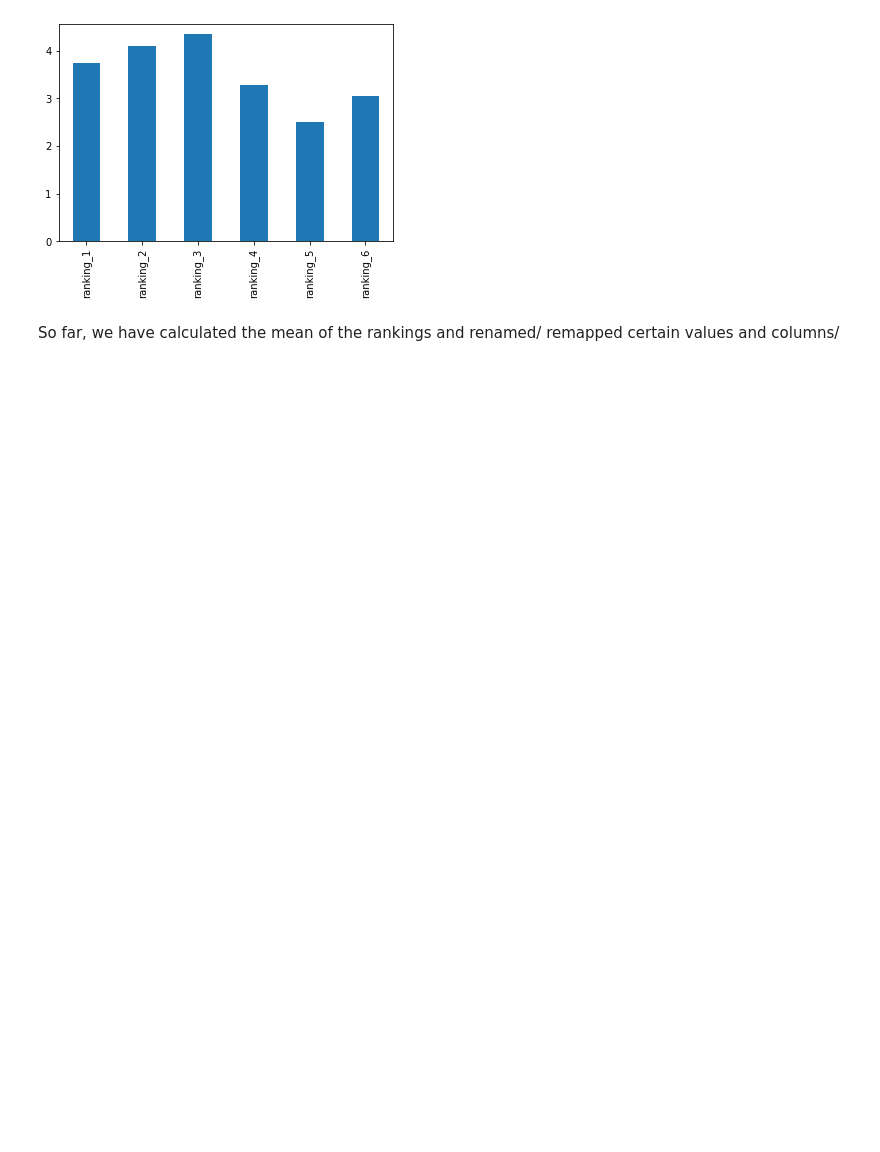
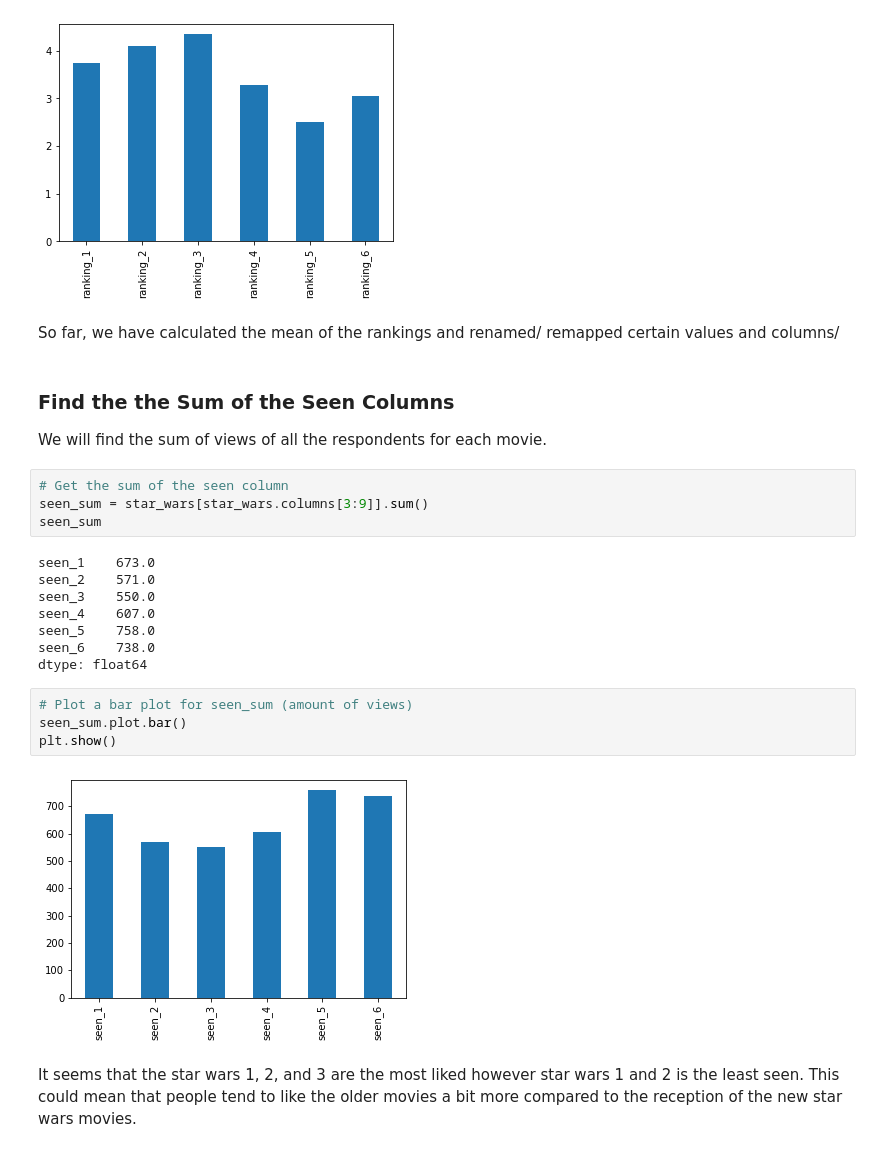
Before and after one commit to hkawamat/hkawamat, a Jupyter notebook: Project 8 Star Wars.ipynb, the cells around one changed output. Saved outputs shown, nothing was run; the diff lists cells and outputs as text; blank space fills up the shorter version.

```diff
--- a/Project 8 Star Wars.ipynb
+++ b/Project 8 Star Wars.ipynb
@@ -161,3 +162,27 @@ rankings.plot.bar()
 [figure]
 # %% [markdown]
 So far, we have calculated the mean of the rankings and renamed/ remapped certain values and columns/
+# %% [markdown]
+### Find the the Sum of the Seen Columns
+
+  We will find the sum of views of all the respondents for each movie.
+# %%
+# Get the sum of the seen column
+seen_sum = star_wars[star_wars.columns[3:9]].sum()
+seen_sum
+# %% [output]
+seen_1    673.0
+seen_2    571.0
+seen_3    550.0
+seen_4    607.0
+seen_5    758.0
+seen_6    738.0
+dtype: float64
+# %%
+# Plot a bar plot for seen_sum (amount of views)
+seen_sum.plot.bar()
+plt.show()
+# %% [output]
+[figure, added]
+# %% [markdown]
+It seems that the star wars 1, 2, and 3 are the most liked however star wars 1 and 2 is the least seen. This could mean that people tend to like the older movies a bit more compared to the reception of the new star wars movies.
```
Also changed, not shown: parts of 13 cells of this notebook.
